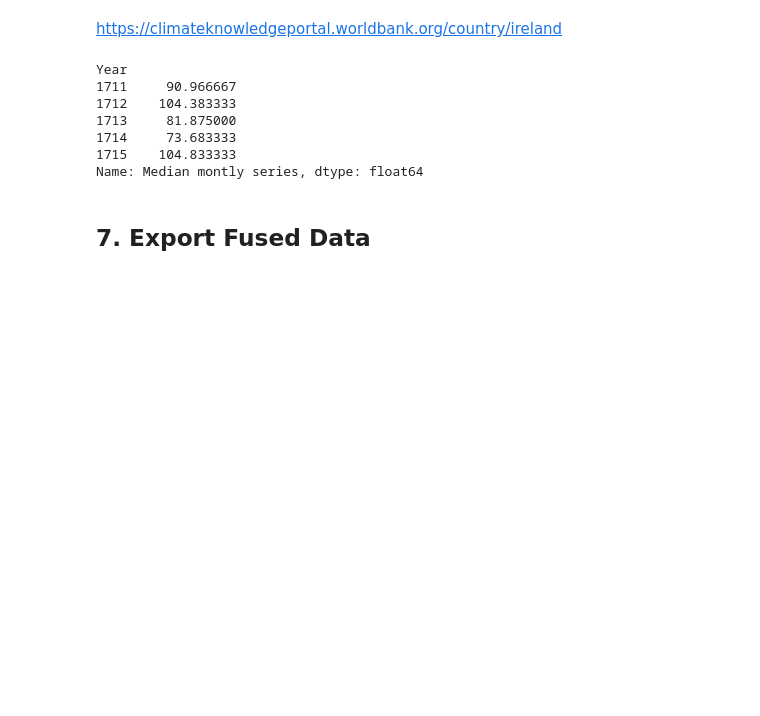
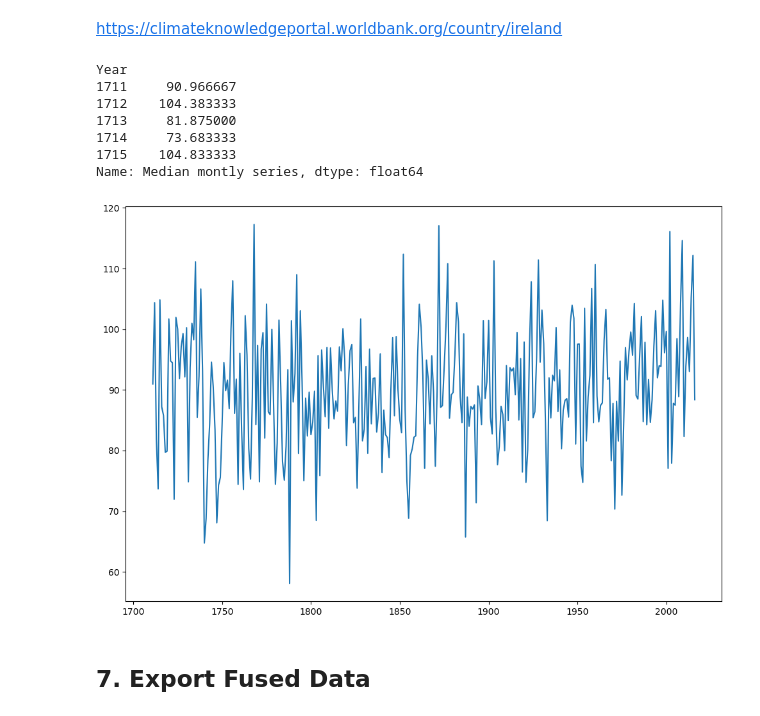
Before and after one commit to lgrealish/PfDA_Project_2, a Jupyter notebook: PfDA_Assignment2.ipynb, the cells around one changed output. Cells and saved outputs as stored; diff of their text form; code cells hidden in the pictures; blank space fills up the shorter version.

```diff
--- a/PfDA_Assignment2.ipynb
+++ b/PfDA_Assignment2.ipynb
@@ -323,6 +309,7 @@ irish_rain = pd.read_csv('data/irish_rainfall.csv')
 # https://saturncloud.io/blog/how-to-get-the-average-of-a-groupby-with-pandas/
 irish_rain_annual = irish_rain.groupby('Year')['Median montly series'].mean()
 # %%
+irish_rain_annual.columns = ['Year', 'annual_rainfall']
 irish_rain_annual.head()
 # %% [output]
 Year
@@ -333,9 +320,13 @@ Year
 1715    104.833333
 Name: Median montly series, dtype: float64
 # %%
+irish_rainfall_trend=irish_rain_annual.mean()
+
 plt.figure(figsize=(12,8))
 plt.plot(irish_rain_annual)
 plt.show()
+# %% [output]
+[figure, added]
 # %% [markdown]
 ## 7. Export Fused Data <a id="export-data"></a>
 # %%
```
Also changed, not shown: parts of 18 cells of this notebook.
